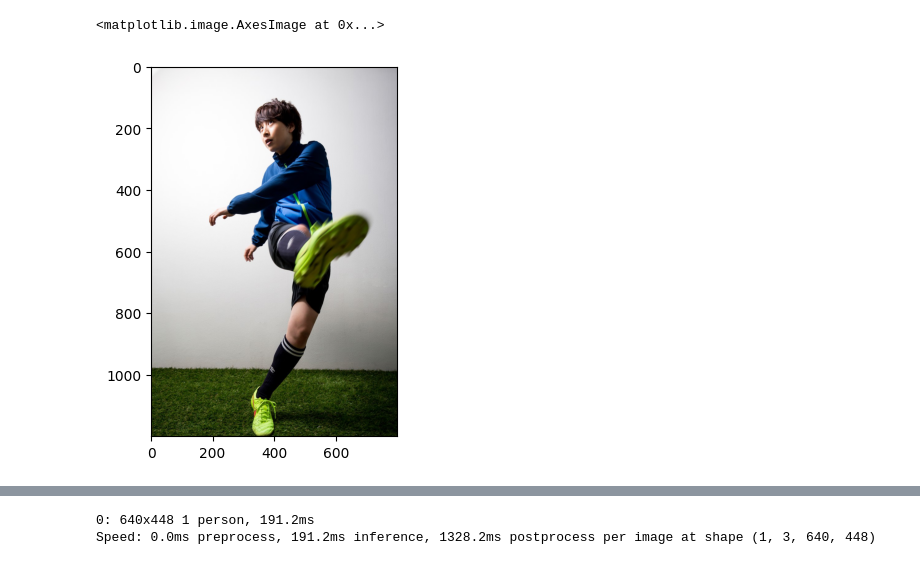
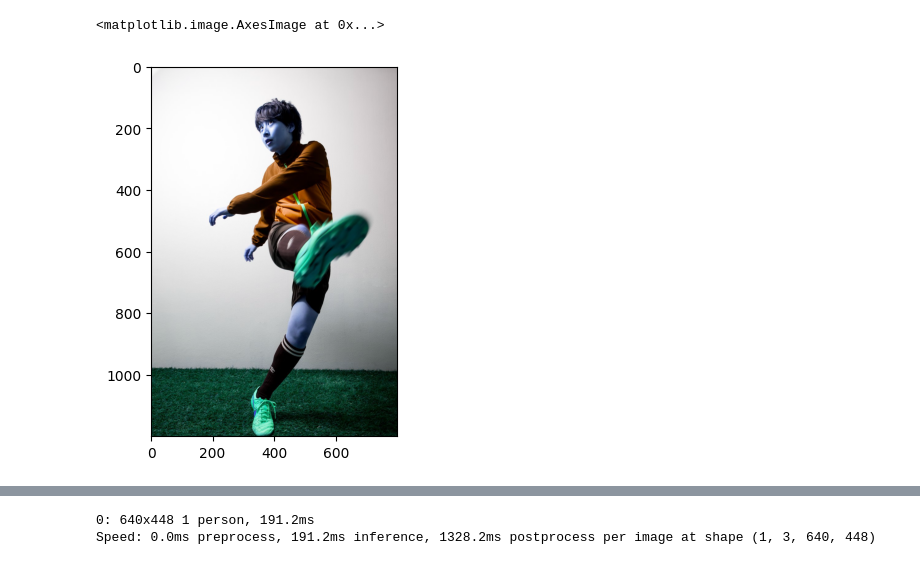
Before and after one commit to naoya1110/pose_annotation_tool, a Jupyter notebook: test_yolov8_pose.ipynb, the cells around one changed output, grey strips where cells are left out. Saved outputs shown, nothing was run; the diff lists cells and outputs as text; code cells hidden in the pictures.

```diff
--- a/test_yolov8_pose.ipynb
+++ b/test_yolov8_pose.ipynb
@@ -9,8 +7,9 @@ from ultralytics import YOLO
 # %%
 model = YOLO("models/yolov8n-pose.pt")
 # %%
-img_pic= np.array(Image.open("sample.jpg"))
+img_pic= np.array(Image.open("dataset\images\sample.jpg"))
+img_pic= cv2.imread("dataset\images\sample.jpg")
 plt.imshow(img_pic)
 # %% [output]
 <matplotlib.image.AxesImage at 0x...>
-[figure, old version]
+[figure, new version]
```
Also changed, not shown: parts of 15 cells of this notebook, 4 other files.
